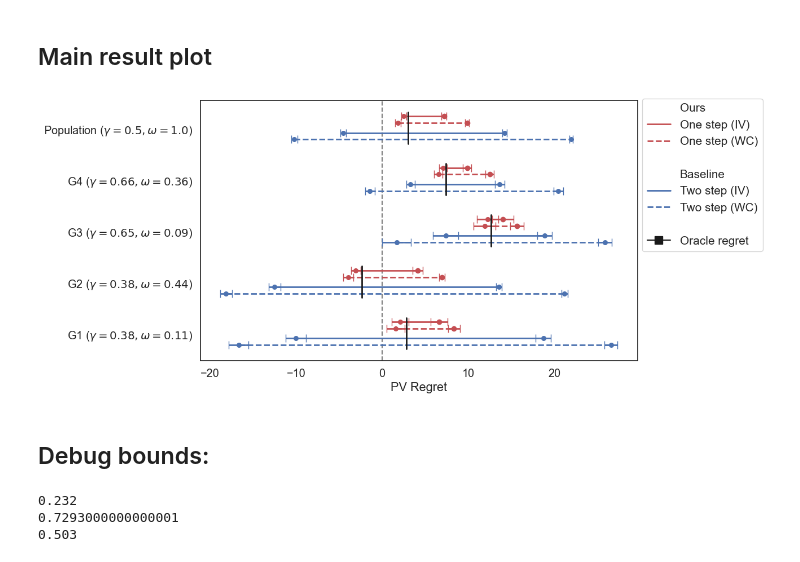
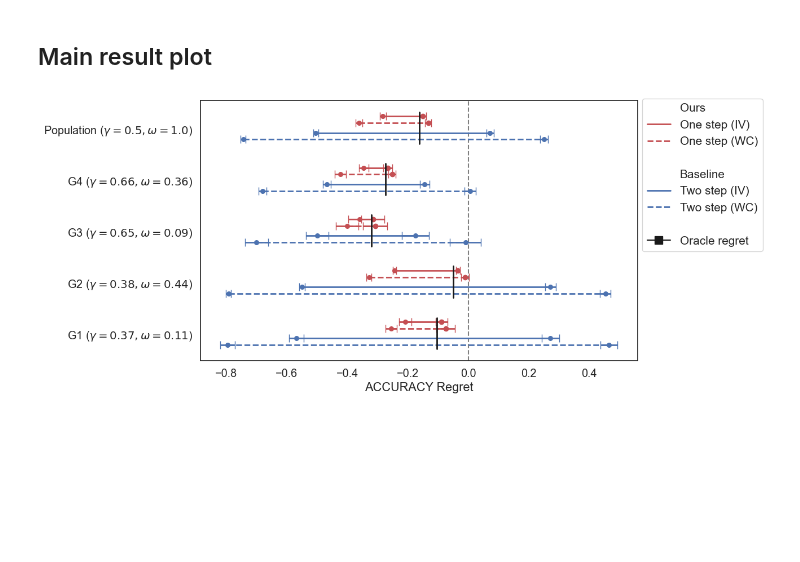
Before and after one commit to lguerdan/policy_comparison_under_confounding, a Jupyter notebook: synthetic_exps.ipynb, the cells around one changed output. Cells and saved outputs as stored; diff of their text form; code cells hidden in the pictures; blank space fills up the shorter version.

Commit message:
example of performant dgp w accuracy

```diff
--- a/synthetic_exps.ipynb
+++ b/synthetic_exps.ipynb
@@ -143,6 +143,18 @@ def two_step_bounds(data, dgp, u, metric, use_iv=True):
         w10_up = ((A==1) & (D==0)).mean()
         w00_up = ((A==0) & (D==0)).mean()
 
+    v10_true = ((A==1) & (D==0) & (Y==1)).mean()
+    v00_true = ((A==0) & (D==0) & (Y==1)).mean()
+    w10_true = ((A==1) & (D==0) & (Y==0)).mean()
+    w00_true = ((A==0) & (D==0) & (Y==0)).mean()
+
+    eps = .01
+    assert v10_down-eps <=  v10_true <= v10_up+eps, f'v10: {v10_true:.2}. IV bound [{v10_down:.2}, {v10_up:.2}]'
+    assert v00_down-eps <=  v00_true <= v00_up+eps, f'v00: {v00_true:.2}. IV bound [{v00_down:.2}, {v00_up:.2}]'
+    assert w00_down-eps <=  w00_true <= w00_up+eps, f'w00: {w00_true:.2}. IV bound [{w00_down:.2}, {w00_up:.2}]'
+    assert w10_down-eps <=  w10_true <= w10_up+eps, f'w10: {w10_true:.2}. IV bound [{w10_down:.2}, {w10_up:.2}]'
+
+
     v11 = ((D==1) & (A==1) & (Y==1)).mean()
     v01 = ((D==1) & (A==0) & (Y==1)).mean()
 
@@ -240,7 +252,11 @@ def get_iv_bounds(data, dgp, a, true_class=1):
     for z in range(nz):
         e1_z = f_e1(X, dgp['wd'], z, dgp['beta'])
         e0_z = 1-e1_z
-        mu1 = f_mu(X, dgp['w_mu1'])
+
+        if true_class==1:
+            mu1 = f_mu(X, dgp['w_mu1'])
+        else:
+            mu1 = 1-f_mu(X, dgp['w_mu1'])
 
         mu_down_z[z] = e1_z*mu1
         mu_up_z[z] = e0_z + e1_z*mu1
@@ -255,7 +271,10 @@ def get_iv_bounds(data, dgp, a, true_class=1):
 
         e1_z = f_e1(X, dgp['wd'], z, dgp['beta'])
         e0_z = 1-e1_z
-        mu1 = f_mu(X, dgp['w_mu1'])
+        if true_class==1:
+            mu1 = f_mu(X, dgp['w_mu1'])
+        else:
+            mu1 = 1-f_mu(X, dgp['w_mu1'])
 
         lower = (mu_down - mu1*e1_z)/e0_z
         upper = (mu_up - mu1*e1_z)/e0_z
@@ -302,7 +321,7 @@ dgp = {
     'N': 10000,
     'nz': nz,
     'beta': 2.5*(1/nz) ,
-    'wa': np.array([-0.7, .01, 2, .01]),
+    'wa': np.array([-1.95, .01, 2, .01]),
     'wd': np.array([-1.1, 1.7, .01, 1.5, .2, .2]),
     'w_mu1': np.array([1.3, .8, .02, .9, .3, .6]),
     'w_mu0': np.array([1.5, .05, 1.8, .05, .2, .5])
@@ -331,6 +350,8 @@ def run_simulations(dgp, u, metric, n_runs):
                     'A': data['A'][g],
                 }
 
+                outmean = ((data['D'][g] == 0) & (data['A'][g] == 0)).mean()
+
                 tag = f'G{gx}'
                 gx=gx+1
                 results.append(compare_bounds(data_g, dgp, tag, g.mean(), u, metric, run))
@@ -340,11 +361,11 @@ def run_simulations(dgp, u, metric, n_runs):
     return pd.DataFrame.from_dict(results)
 
 
-u = np.array([[0,40], [1, 0]])
+u = np.array([[1,0], [0, 1]])
 
 # u = np.array([[TN,FN], [FP, TP]])
 
-metric='PV'
+metric='ACCURACY'
 regret_runs = run_simulations(dgp, u, metric=metric, n_runs=10)
 regret_df = regret_runs.groupby(['tag']).mean().reset_index()
 
@@ -353,6 +374,6 @@ regret_runs = regret_runs.sort_values(by='tag', ascending=True)
 # %% [markdown]
 ## Main result plot
 # %%
-bound_plot(metric, regret_df, save=False)
+bound_plot(metric, regret_df, regret_runs, save=False)
 # %% [output]
-[figure, old version]
+[figure, new version]
@@ -460,2 +379,0 @@ def bound_plot(metric, regret_df, save=False):
-# %% [markdown]
-## Debug bounds:
@@ -497,8 +379,0 @@ pi_0_R =  u[0,0]*((D==0) & (Y==0)).mean() + u[0,1]*((D==0) & (Y==1)).mean() + u[
-# %%
-print(pi_down)
-print(pi_up)
-print(pi_R)
-# %% [output]
-0.232
-0.7293000000000001
-0.503
```
Also changed, not shown: parts of 9 cells of this notebook, 1 other file.
